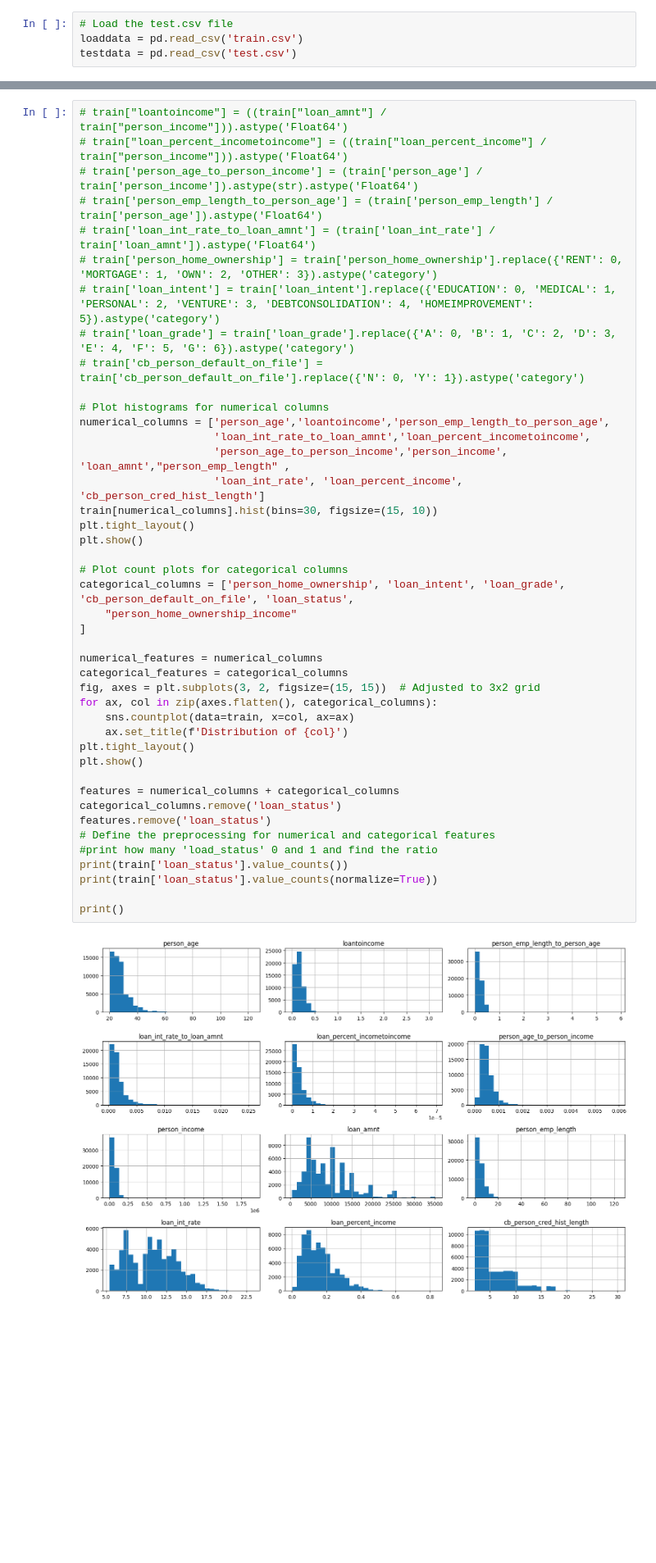
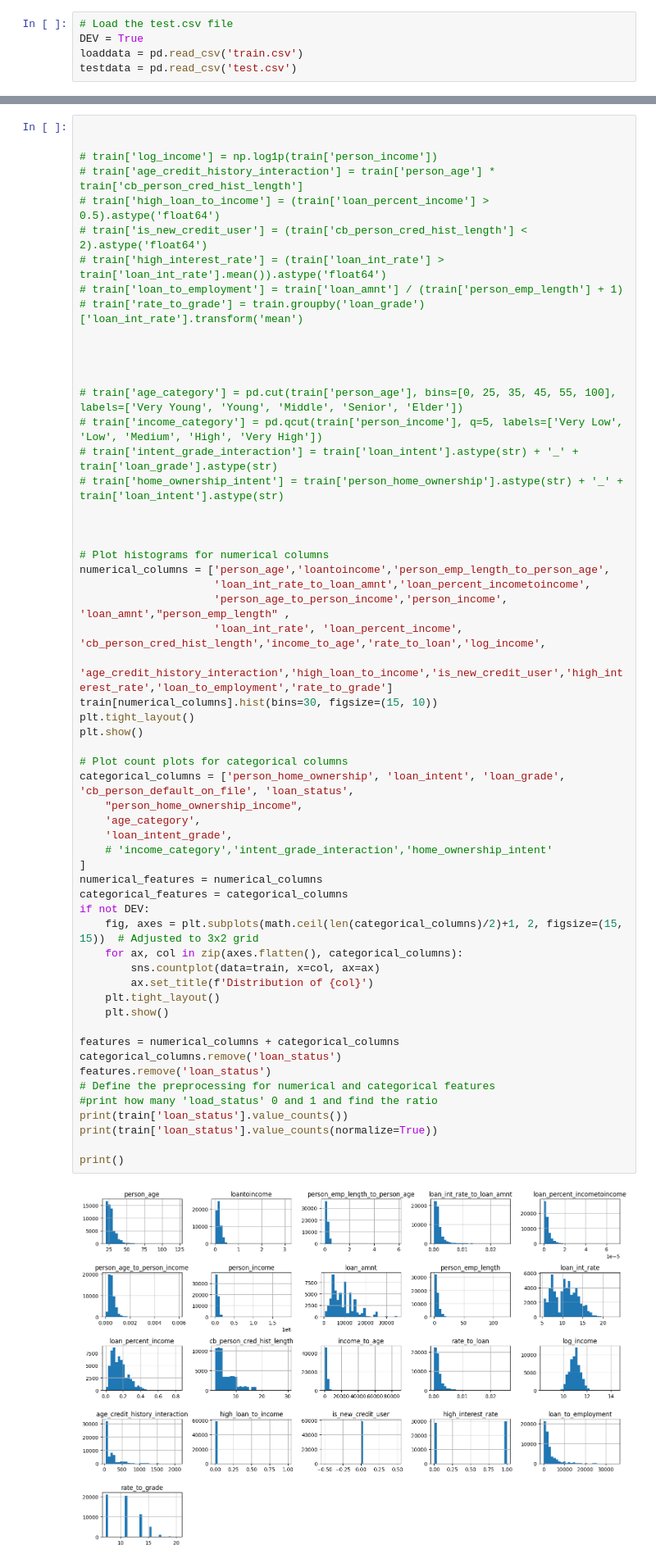
Before and after one commit to Dxuian/ml, a Jupyter notebook: resume/a.ipynb, the cells around one changed output, grey strips where cells are left out. Shown at 82% size. Drawn from its saved outputs; the diff is of its cells as text; blank space fills up the shorter version.

```diff
--- a/resume/a.ipynb
+++ b/resume/a.ipynb
@@ -57,5 +50,6 @@ To enable the following instructions: AVX2 FMA, in other operations, rebuild Ten
 # %%
 # Load the test.csv file
+DEV = True
 loaddata = pd.read_csv('train.csv')
 testdata = pd.read_csv('test.csv')
 # %%
@@ -158,45 +268,59 @@ Categories (3899, int64): [0, 1, 2, 3, ..., 3895, 3896, 3897, 3898]
 # %%
-# train["loantoincome"] = ((train["loan_amnt"] / train["person_income"])).astype('Float64')
-# train["loan_percent_incometoincome"] = ((train["loan_percent_income"] / train["person_income"])).astype('Float64')
-# train['person_age_to_person_income'] = (train['person_age'] / train['person_income']).astype(str).astype('Float64')
-# train['person_emp_length_to_person_age'] = (train['person_emp_length'] / train['person_age']).astype('Float64')
-# train['loan_int_rate_to_loan_amnt'] = (train['loan_int_rate'] / train['loan_amnt']).astype('Float64')
-# train['person_home_ownership'] = train['person_home_ownership'].replace({'RENT': 0, 'MORTGAGE': 1, 'OWN': 2, 'OTHER': 3}).astype('category')
-# train['loan_intent'] = train['loan_intent'].replace({'EDUCATION': 0, 'MEDICAL': 1, 'PERSONAL': 2, 'VENTURE': 3, 'DEBTCONSOLIDATION': 4, 'HOMEIMPROVEMENT': 5}).astype('category')
-# train['loan_grade'] = train['loan_grade'].replace({'A': 0, 'B': 1, 'C': 2, 'D': 3, 'E': 4, 'F': 5, 'G': 6}).astype('category')
-# train['cb_person_default_on_file'] = train['cb_person_default_on_file'].replace({'N': 0, 'Y': 1}).astype('category')
+
+
+# train['log_income'] = np.log1p(train['person_income'])
+# train['age_credit_history_interaction'] = train['person_age'] * train['cb_person_cred_hist_length']
+# train['high_loan_to_income'] = (train['loan_percent_income'] > 0.5).astype('float64')
+# train['is_new_credit_user'] = (train['cb_person_cred_hist_length'] < 2).astype('float64')
+# train['high_interest_rate'] = (train['loan_int_rate'] > train['loan_int_rate'].mean()).astype('float64')
+# train['loan_to_employment'] = train['loan_amnt'] / (train['person_emp_length'] + 1)
+# train['rate_to_grade'] = train.groupby('loan_grade')['loan_int_rate'].transform('mean')
+
+
+
+
+# train['age_category'] = pd.cut(train['person_age'], bins=[0, 25, 35, 45, 55, 100], labels=['Very Young', 'Young', 'Middle', 'Senior', 'Elder'])
+# train['income_category'] = pd.qcut(train['person_income'], q=5, labels=['Very Low', 'Low', 'Medium', 'High', 'Very High'])
+# train['intent_grade_interaction'] = train['loan_intent'].astype(str) + '_' + train['loan_grade'].astype(str)
+# train['home_ownership_intent'] = train['person_home_ownership'].astype(str) + '_' + train['loan_intent'].astype(str)
+
+
 
 # Plot histograms for numerical columns
 numerical_columns = ['person_age','loantoincome','person_emp_length_to_person_age',
                      'loan_int_rate_to_loan_amnt','loan_percent_incometoincome',
                      'person_age_to_person_income','person_income', 'loan_amnt',"person_emp_length" ,
-                     'loan_int_rate', 'loan_percent_income', 'cb_person_cred_hist_length']
+                     'loan_int_rate', 'loan_percent_income', 'cb_person_cred_hist_length','income_to_age','rate_to_loan','log_income',
+                     'age_credit_history_interaction','high_loan_to_income','is_new_credit_user','high_interest_rate','loan_to_employment','rate_to_grade']
 train[numerical_columns].hist(bins=30, figsize=(15, 10))
 plt.tight_layout()
 plt.show()
 
 # Plot count plots for categorical columns
 categorical_columns = ['person_home_ownership', 'loan_intent', 'loan_grade', 'cb_person_default_on_file', 'loan_status',
-    "person_home_ownership_income"
+    "person_home_ownership_income",
+    'age_category',
+    'loan_intent_grade',
+    # 'income_category','intent_grade_interaction','home_ownership_intent'
 ]
-
 numerical_features = numerical_columns
 categorical_features = categorical_columns
-fig, axes = plt.subplots(3, 2, figsize=(15, 15))  # Adjusted to 3x2 grid
-for ax, col in zip(axes.flatten(), categorical_columns):
-    sns.countplot(data=train, x=col, ax=ax)
-    ax.set_title(f'Distribution of {col}')
-plt.tight_layout()
-plt.show()
+if not DEV:
+    fig, axes = plt.subplots(math.ceil(len(categorical_columns)/2)+1, 2, figsize=(15, 15))  # Adjusted to 3x2 grid
+    for ax, col in zip(axes.flatten(), categorical_columns):
+        sns.countplot(data=train, x=col, ax=ax)
+        ax.set_title(f'Distribution of {col}')
+    plt.tight_layout()
+    plt.show()
 
 features = numerical_columns + categorical_columns
 categorical_columns.remove('loan_status')
 features.remove('loan_status')
 # Define the preprocessing for numerical and categorical features
 #print how many 'load_status' 0 and 1 and find the ratio
 print(train['loan_status'].value_counts())
 print(train['loan_status'].value_counts(normalize=True))
 
 print()
 # %% [output]
-[figure, old version]
+[figure, new version]
```
Also changed, not shown: parts of 20 cells of this notebook, 33 other files.
